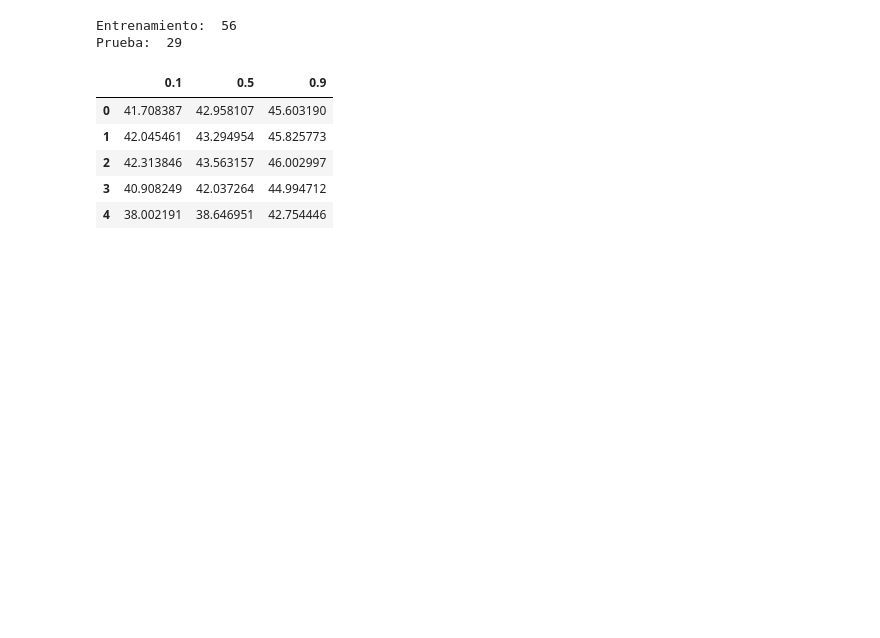
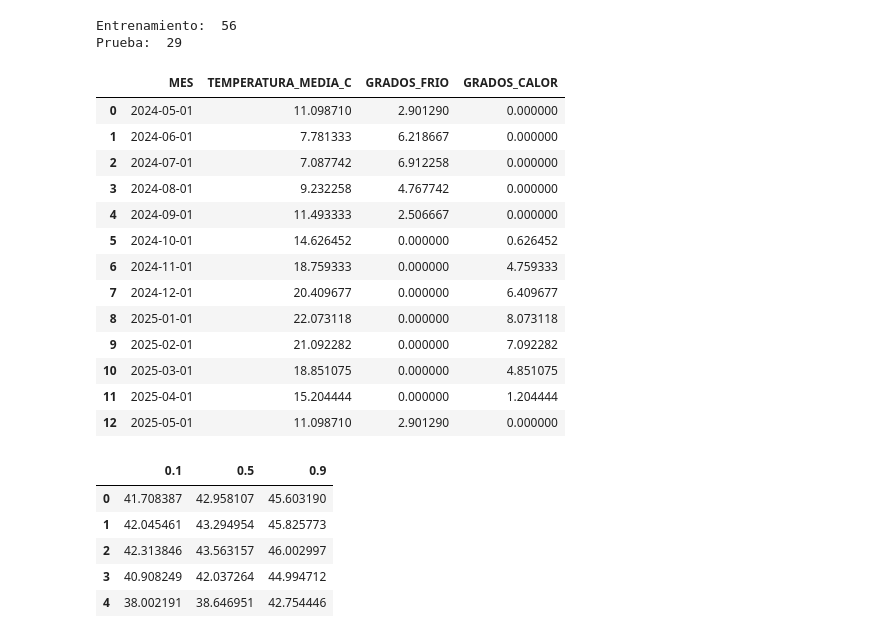
Before and after one commit to RamiF13/TFG, a Jupyter notebook: notebooks/10_validacion_temporal.ipynb, the cells around one changed output. Saved outputs shown, nothing was run; the diff lists cells and outputs as text; code cells hidden in the pictures; blank space fills up the shorter version.

Commit message:
Corrige la validación temporal para pronosticar con la temperatura climatológica conocida al momento del corte

```diff
--- a/notebooks/10_validacion_temporal.ipynb
+++ b/notebooks/10_validacion_temporal.ipynb
@@ -43,6 +43,29 @@ print("Prueba: ",len(prueba))
 # %% [output]
 Entrenamiento:  56
 Prueba:  29
+# %%
+pasado = serie[serie["MES"] <= fecha_corte]
+temp_climatologica = calcular_temperatura_media(pasado)
+# %%
+prueba_clima = prueba.copy()
+prueba_clima["TEMPERATURA_MEDIA_C"] = prueba_clima["MES"].dt.month.map(temp_climatologica)
+prueba_clima = calcular_grados(prueba_clima)
+prueba_clima[["MES", "TEMPERATURA_MEDIA_C", "GRADOS_FRIO", "GRADOS_CALOR"]].head(13)
+# %% [output]
+|  | MES | TEMPERATURA_MEDIA_C | GRADOS_FRIO | GRADOS_CALOR |
+| 0 | 2024-05-01 | 11.098710 | 2.901290 | 0.000000 |
+| 1 | 2024-06-01 | 7.781333 | 6.218667 | 0.000000 |
+| 2 | 2024-07-01 | 7.087742 | 6.912258 | 0.000000 |
+| 3 | 2024-08-01 | 9.232258 | 4.767742 | 0.000000 |
+| 4 | 2024-09-01 | 11.493333 | 2.506667 | 0.000000 |
+| 5 | 2024-10-01 | 14.626452 | 0.000000 | 0.626452 |
+| 6 | 2024-11-01 | 18.759333 | 0.000000 | 4.759333 |
+| 7 | 2024-12-01 | 20.409677 | 0.000000 | 6.409677 |
+| 8 | 2025-01-01 | 22.073118 | 0.000000 | 8.073118 |
+| 9 | 2025-02-01 | 21.092282 | 0.000000 | 7.092282 |
+| 10 | 2025-03-01 | 18.851075 | 0.000000 | 4.851075 |
+| 11 | 2025-04-01 | 15.204444 | 0.000000 | 1.204444 |
+| 12 | 2025-05-01 | 11.098710 | 2.901290 | 0.000000 |
 # %%
 cuantiles_prueba = pronosticar_cuantiles(entrenamiento,prueba)
 cuantiles_prueba[[0.1, 0.5, 0.9]].head()
```
Also changed, not shown: parts of 3 cells of this notebook.
